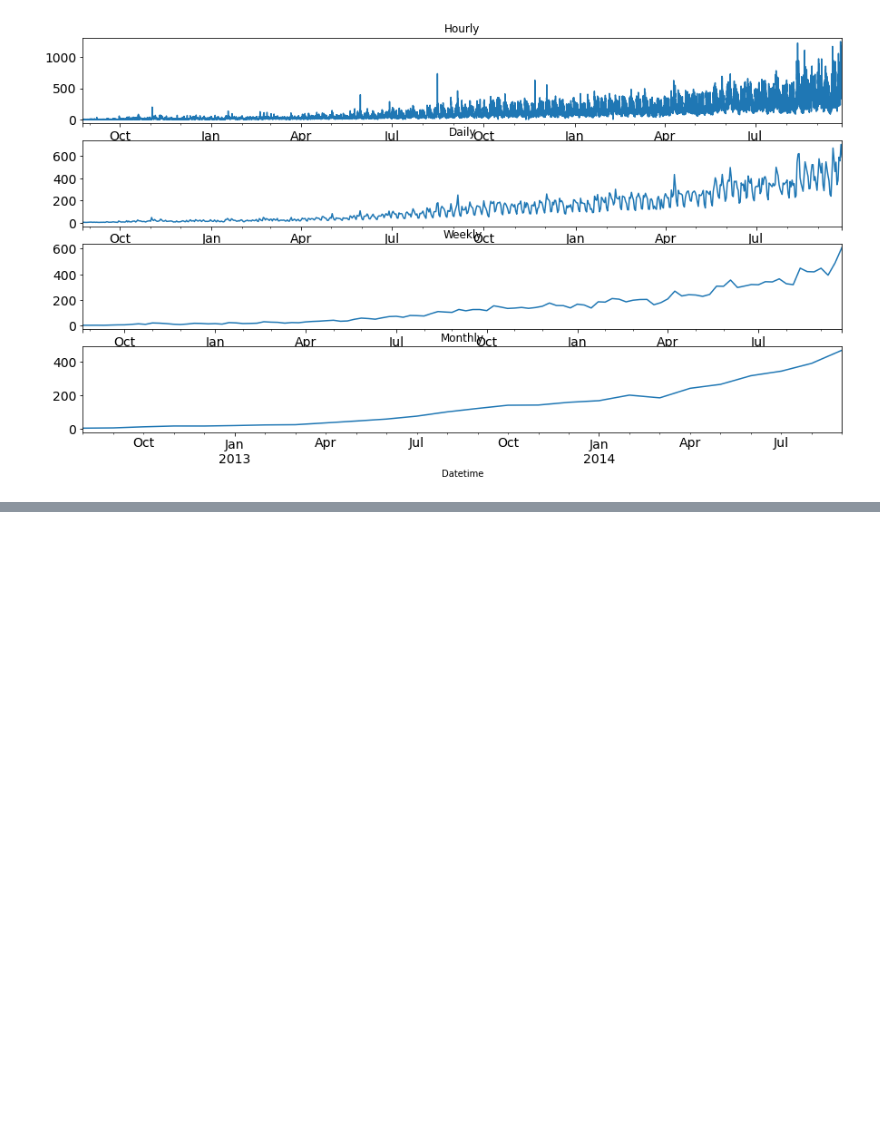
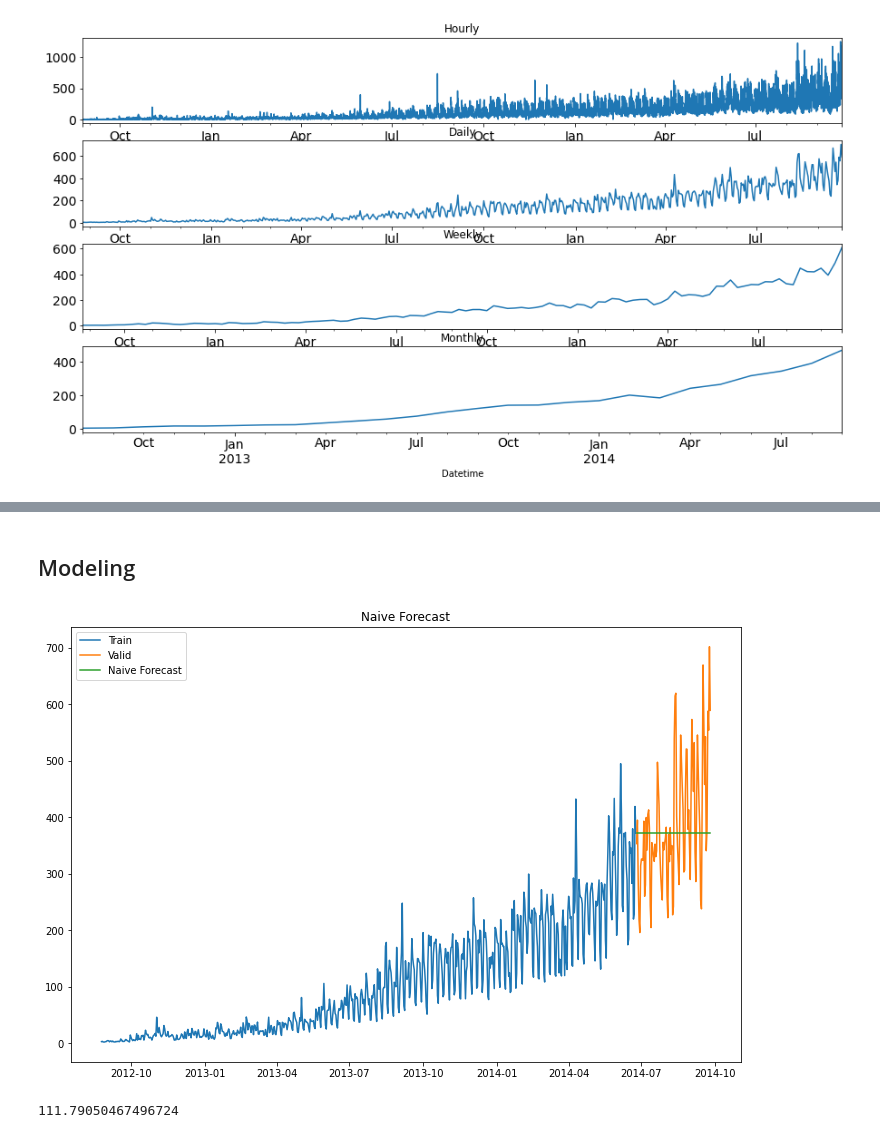
Before and after one commit to basel-ay/Transportation-Forecasting, a Jupyter notebook: Time_Series_Analysis_on_Transportation.ipynb, the cells around one changed output, grey strips where cells are left out. Drawn from its saved outputs; the diff is of its cells as text; code cells hidden in the pictures; blank space fills up the shorter version.

```diff
--- a/Time_Series_Analysis_on_Transportation.ipynb
+++ b/Time_Series_Analysis_on_Transportation.ipynb
@@ -209,0 +217,24 @@ AttributeError: 'DataFrame' object has no attribute 'ix'
+# %% [markdown]
+## Modeling
+# %%
+#naive approach
+dd = np.asarray(Train.Count)
+y_hat = valid.copy()
+y_hat['naive'] = dd[len(dd)-1]
+plt.figure(figsize = (12,8))
+plt.plot(Train.index, Train['Count'], label = 'Train')
+plt.plot(valid.index,valid['Count'], label='Valid')
+plt.plot(y_hat.index,y_hat['naive'], label='Naive Forecast')
+plt.legend(loc='best')
+plt.title("Naive Forecast")
+plt.show()
+# %% [output]
+[figure, added]
+# %%
+#checking the accruacy with RMSE for Naive Approach
+from sklearn.metrics import mean_squared_error
+from math import sqrt
+rms = sqrt(mean_squared_error(valid.Count, y_hat.naive))
+print(rms)
+# %% [output]
+111.79050467496724
```
Also changed, not shown: parts of 15 cells of this notebook.
